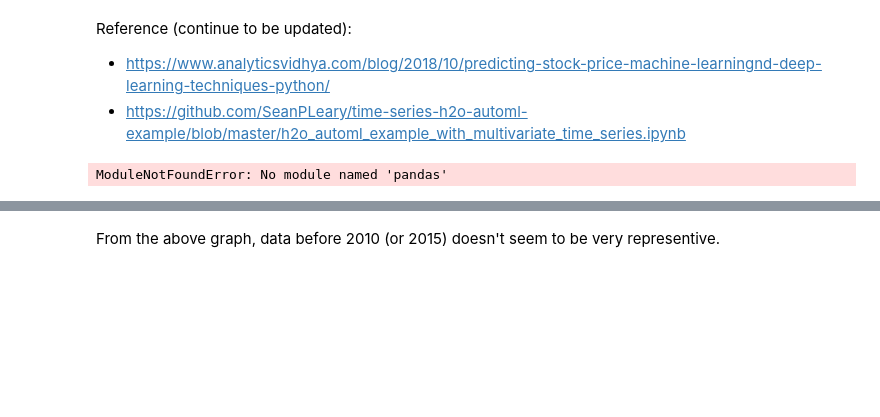
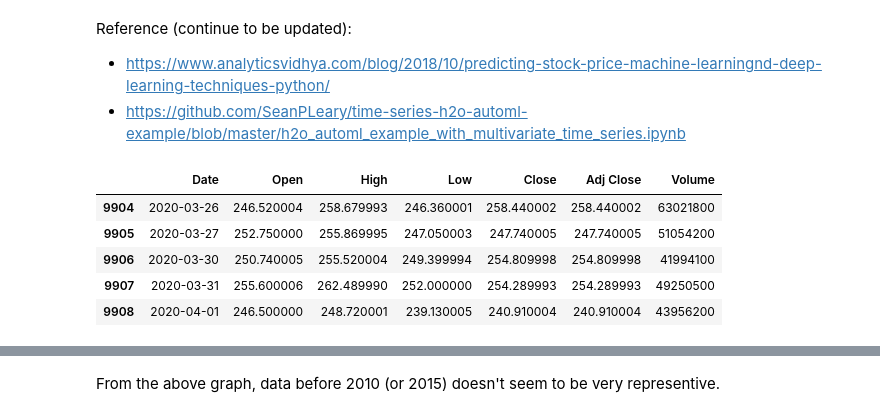
Before and after one commit to yuanxing-y/cs3244-project, a Jupyter notebook: Linear Regression/LR Implementation.ipynb, the cells around one changed output, grey strips where cells are left out. Drawn from its saved outputs; the diff is of its cells as text; code cells hidden in the pictures; blank space fills up the shorter version.

```diff
--- a/Linear Regression/LR Implementation.ipynb
+++ b/Linear Regression/LR Implementation.ipynb
@@ -7,21 +7,32 @@ Reference (continue to be updated):
 # %%
 # import packages
 import pandas as pd
 import numpy as np
 
 # to plot within notebook
 import matplotlib.pyplot as plt
 %matplotlib inline
 
 # setting figure size
 from matplotlib.pylab import rcParams
 rcParams['figure.figsize'] = 20,10
 
 # for normalizing data (why?)
 from sklearn.preprocessing import MinMaxScaler
 scaler = MinMaxScaler(feature_range=(0, 1))
+
+# read the file
+df = pd.read_csv('../datasets/stocks/AAPL.csv')
+
+# print the tail
+df.tail()
 # %% [output]
-ModuleNotFoundError: No module named 'pandas'
+|  | Date | Open | High | Low | Close | Adj Close | Volume |
+| 9904 | 2020-03-26 | 246.520004 | 258.679993 | 246.360001 | 258.440002 | 258.440002 | 63021800 |
+| 9905 | 2020-03-27 | 252.750000 | 255.869995 | 247.050003 | 247.740005 | 247.740005 | 51054200 |
+| 9906 | 2020-03-30 | 250.740005 | 255.520004 | 249.399994 | 254.809998 | 254.809998 | 41994100 |
+| 9907 | 2020-03-31 | 255.600006 | 262.489990 | 252.000000 | 254.289993 | 254.289993 | 49250500 |
+| 9908 | 2020-04-01 | 246.500000 | 248.720001 | 239.130005 | 240.910004 | 240.910004 | 43956200 |
 # %%
 # return df of the stock with given nasdaq
 def read_stock(nasdaq):
```
Also changed, not shown: parts of 17 cells of this notebook, 2 other files.
